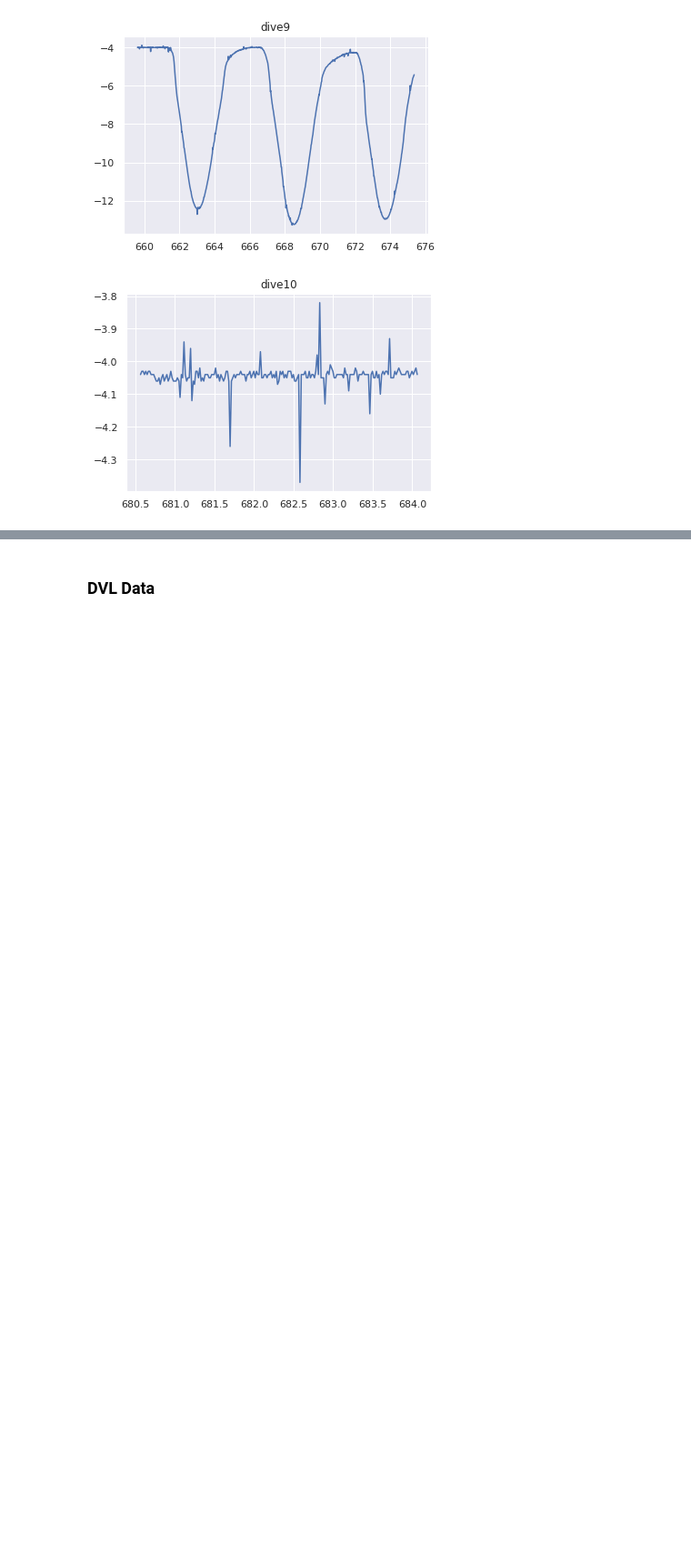
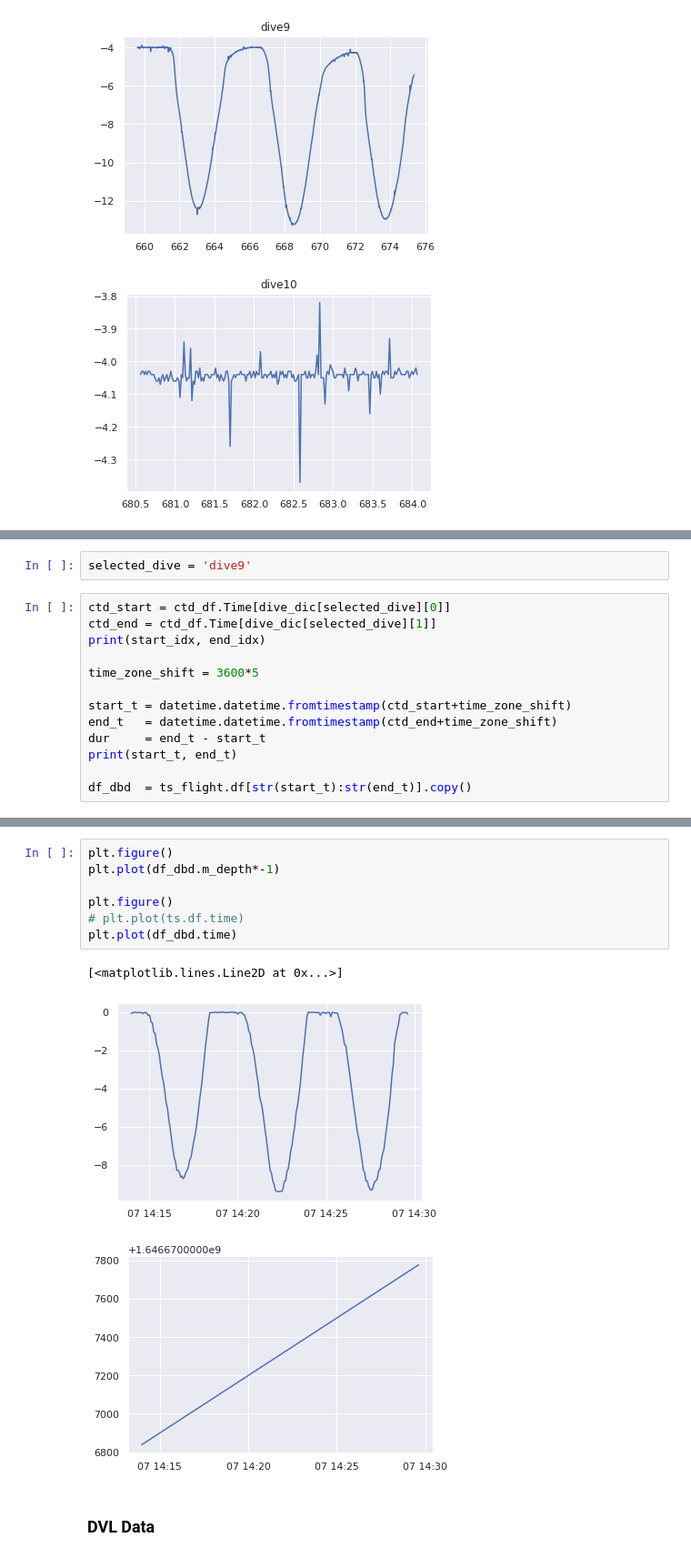
Before and after one commit to gidobot/dvl-nav, a Jupyter notebook: notebook/dvl-navigation-unit770.ipynb, the cells around one changed output, grey strips where cells are left out. Shown at 91% size. Saved outputs shown, nothing was run; the diff lists cells and outputs as text; blank space fills up the shorter version.

```diff
--- a/notebook/dvl-navigation-unit770.ipynb
+++ b/notebook/dvl-navigation-unit770.ipynb
@@ -223,0 +226,15 @@ for key in dive_dic:
+# %%
+selected_dive = 'dive9'
+# %%
+ctd_start = ctd_df.Time[dive_dic[selected_dive][0]]
+ctd_end = ctd_df.Time[dive_dic[selected_dive][1]]
+print(start_idx, end_idx)
+
+time_zone_shift = 3600*5
+
+start_t = datetime.datetime.fromtimestamp(ctd_start+time_zone_shift)
+end_t   = datetime.datetime.fromtimestamp(ctd_end+time_zone_shift)
+dur     = end_t - start_t
+print(start_t, end_t)
+
+df_dbd  = ts_flight.df[str(start_t):str(end_t)].copy()
@@ -224,3 +244,14 @@ for key in dive_dic:
+# %%
+plt.figure()
+plt.plot(df_dbd.m_depth*-1)
+
+plt.figure()
+# plt.plot(ts.df.time)
+plt.plot(df_dbd.time)
+# %% [output]
+[<matplotlib.lines.Line2D at 0x...>]
+[figure, added]
+[figure, added]
 # %% [markdown]
 <a id='import-dvl-data'></a>
 ### DVL Data
```
Also changed, not shown: parts of 5 cells of this notebook, 1 other file.
